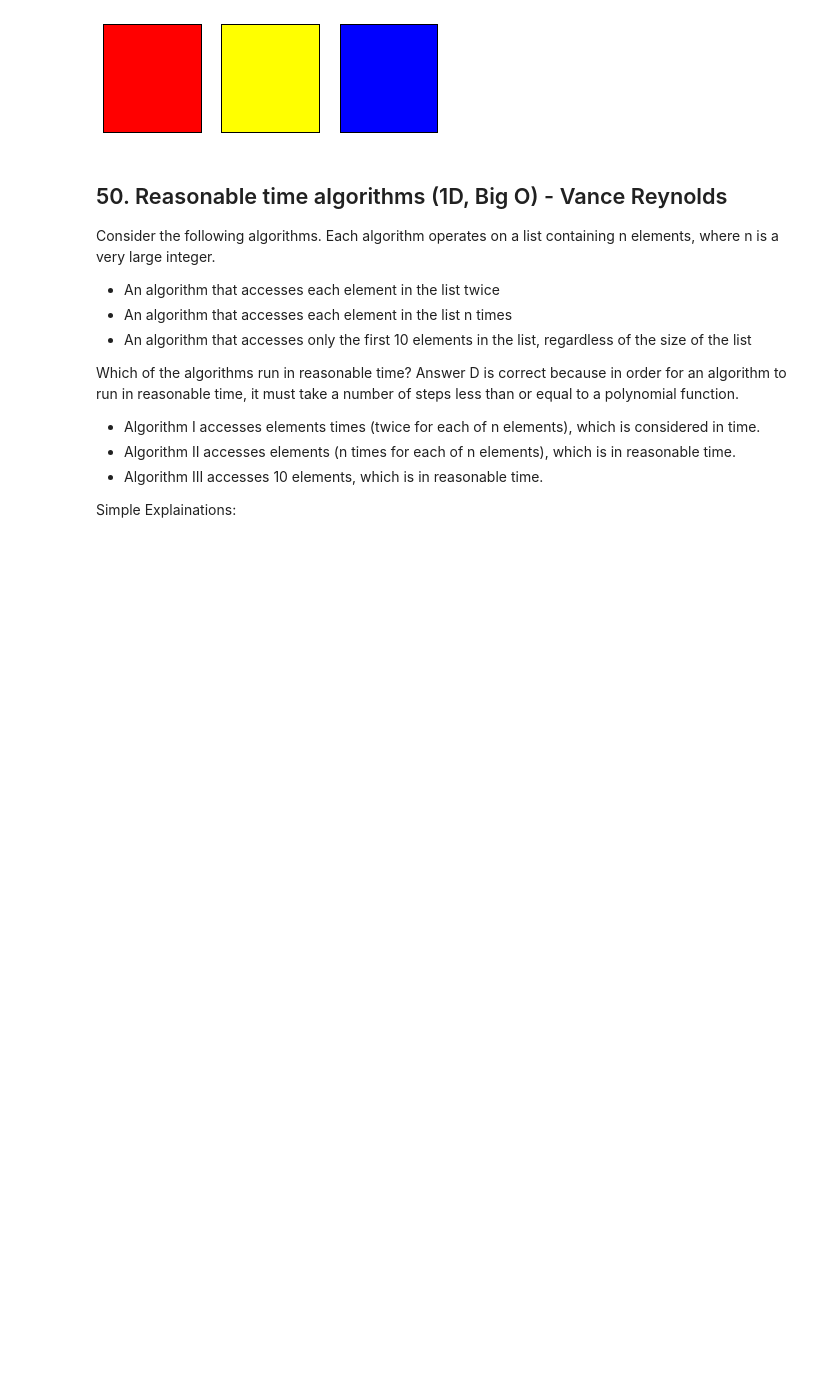
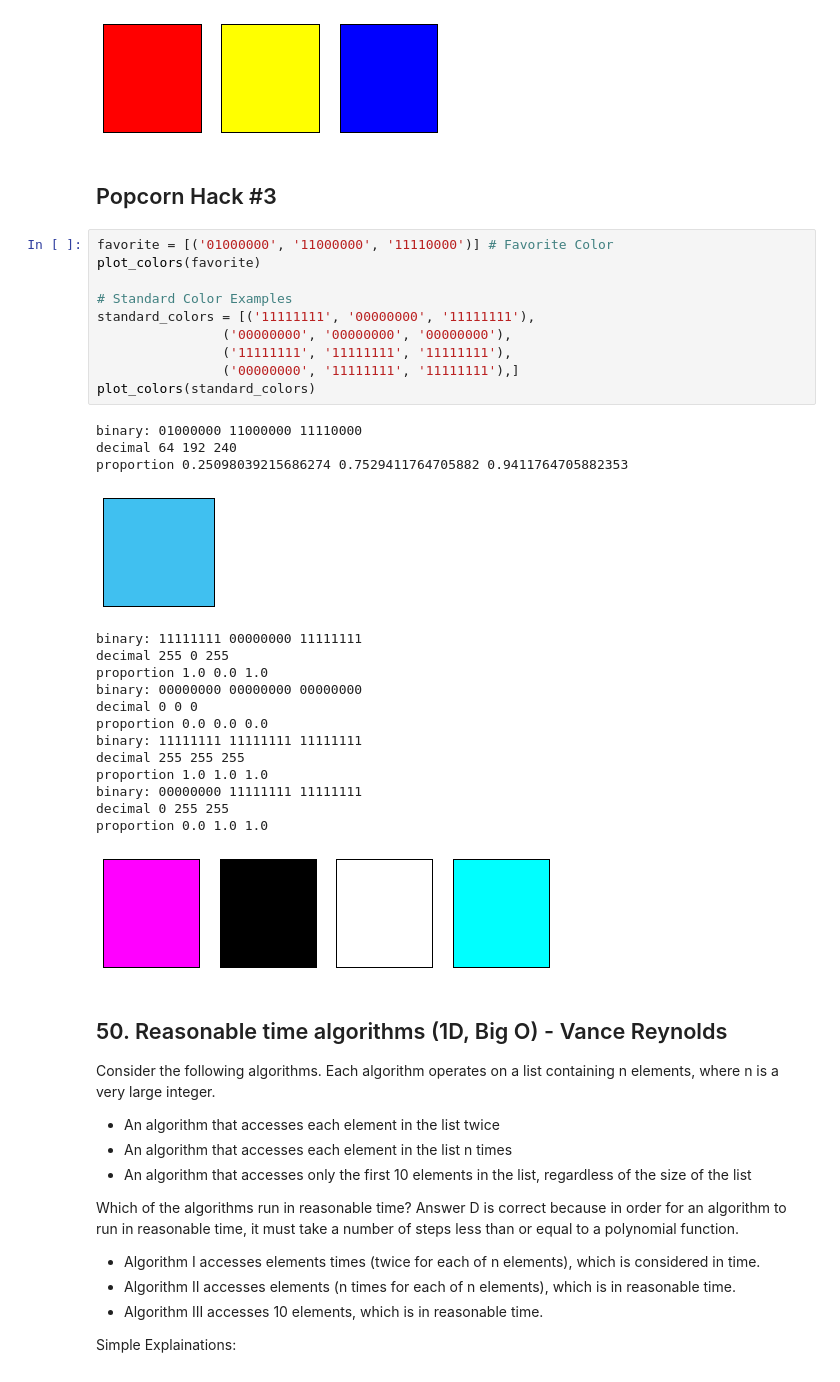
Before and after one commit to ad1tyad3sa1/cspblog_adityad, a Jupyter notebook: _notebooks/2024-03-12-CSP-MCQ-2020-missed.ipynb, the cells around one changed output. Saved outputs shown, nothing was run; the diff lists cells and outputs as text; blank space fills up the shorter version.

Commit message:
hacks

```diff
--- a/_notebooks/2024-03-12-CSP-MCQ-2020-missed.ipynb
+++ b/_notebooks/2024-03-12-CSP-MCQ-2020-missed.ipynb
@@ -213,6 +261,36 @@ binary: 00000000 00000000 11111111
 decimal 0 0 255
 proportion 0.0 0.0 1.0
 [figure]
+# %% [markdown]
+## Popcorn Hack #3
+# %%
+favorite = [('01000000', '11000000', '11110000')] # Favorite Color
+plot_colors(favorite)
+
+# Standard Color Examples
+standard_colors = [('11111111', '00000000', '11111111'),
+                ('00000000', '00000000', '00000000'),
+                ('11111111', '11111111', '11111111'),
+                ('00000000', '11111111', '11111111'),]
+plot_colors(standard_colors)
+# %% [output]
+binary: 01000000 11000000 11110000
+decimal 64 192 240
+proportion 0.25098039215686274 0.7529411764705882 0.9411764705882353
+[figure, added]
+binary: 11111111 00000000 11111111
+decimal 255 0 255
+proportion 1.0 0.0 1.0
+binary: 00000000 00000000 00000000
+decimal 0 0 0
+proportion 0.0 0.0 0.0
+binary: 11111111 11111111 11111111
+decimal 255 255 255
+proportion 1.0 1.0 1.0
+binary: 00000000 11111111 11111111
+decimal 0 255 255
+proportion 0.0 1.0 1.0
+[figure, added]
 # %% [markdown]
 ## 50. Reasonable time algorithms (1D, Big O) - Vance Reynolds
 
```
Also changed, not shown: parts of 14 cells of this notebook.
